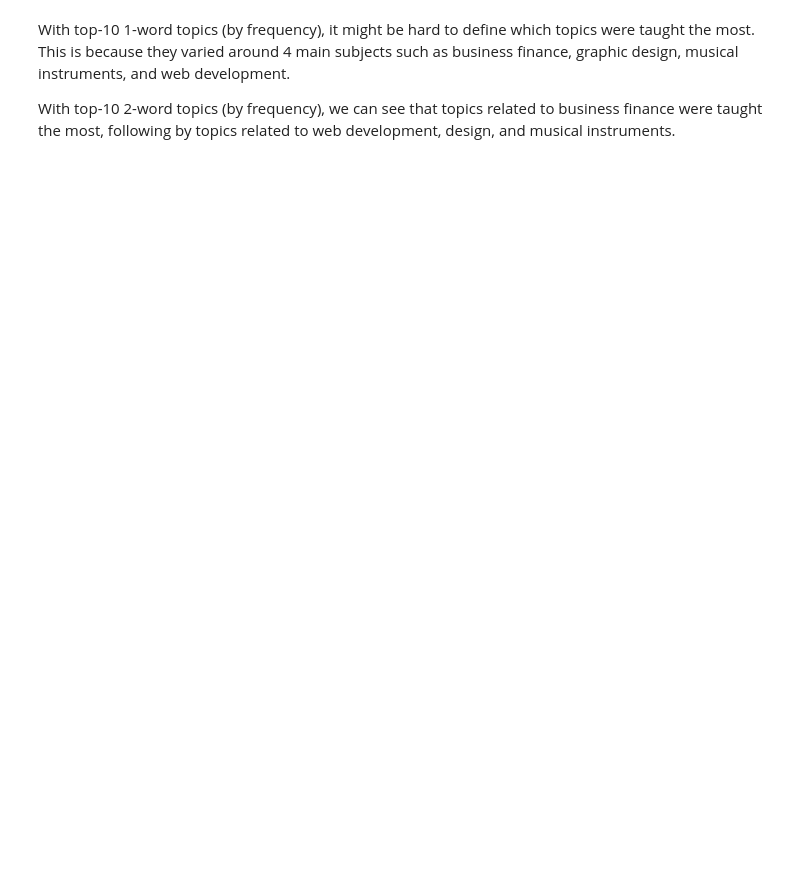
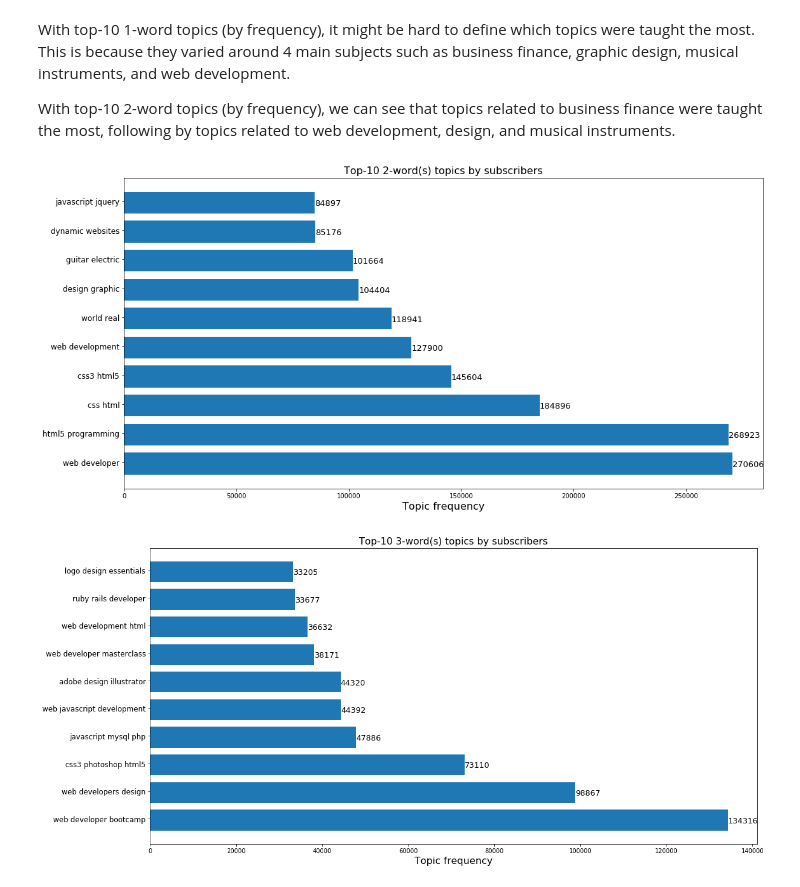
Before and after one commit to peterdu98/udemy-courses-analytics, a Jupyter notebook: Udemy_Course_Analytics.ipynb, the cells around one changed output. Cells and saved outputs as stored; diff of their text form; code cells hidden in the pictures; blank space fills up the shorter version.

```diff
--- a/Udemy_Course_Analytics.ipynb
+++ b/Udemy_Course_Analytics.ipynb
@@ -361,3 +339,9 @@ plot_freq(data, 2, 'freq')
 With top-10 1-word topics (by frequency), it might be hard to define which topics were taught the most. This is because they varied around 4 main subjects such as business finance, graphic design, musical instruments, and web development.
 
 With top-10 2-word topics (by frequency), we can see that topics related to business finance were taught the most, following by topics related to web development, design, and musical instruments.
+# %%
+plot_stat(data, 2, columns=["num_subscribers", "topics"], by='sub')
+plot_stat(data, 3, columns=["num_subscribers", "topics"], by='sub')
+# %% [output]
+[figure, added]
+[figure, added]
```
Also changed, not shown: parts of 27 cells of this notebook, 3 other files.
